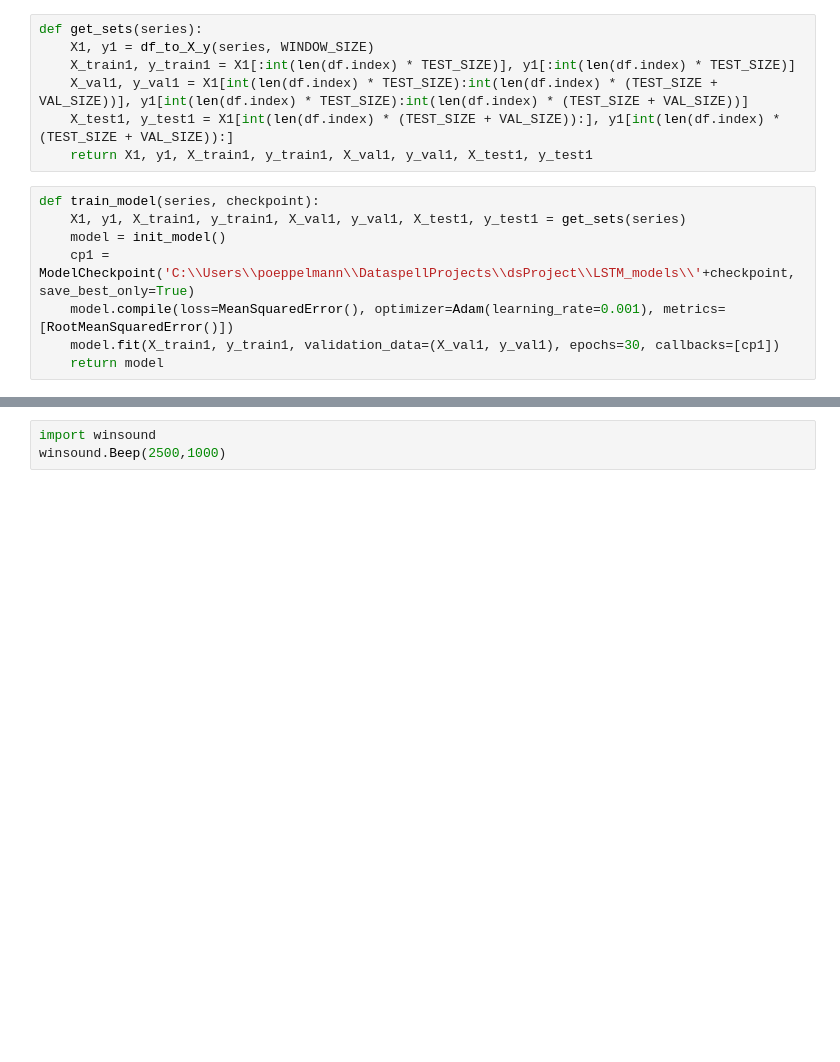
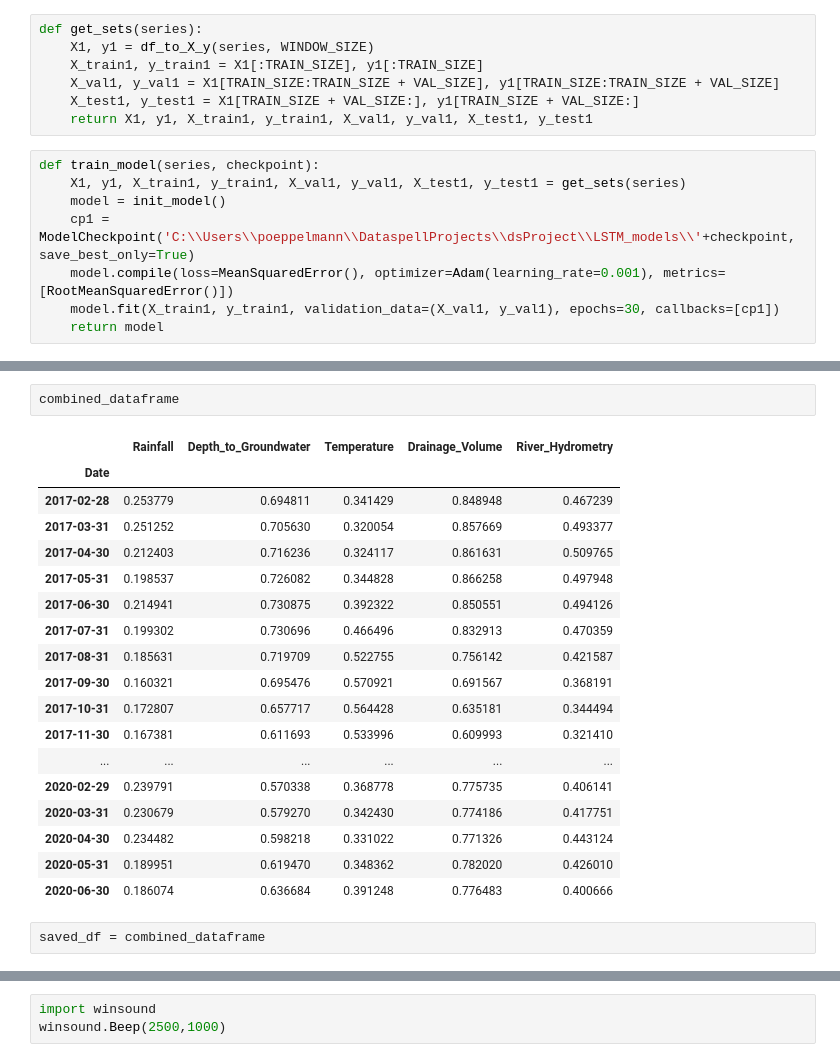
Before and after one commit to KatrinPoepp/bachelor, a Jupyter notebook: LSTM.ipynb, the cells around one changed output, grey strips where cells are left out. Saved outputs shown, nothing was run; the diff lists cells and outputs as text; blank space fills up the shorter version.

```diff
--- a/LSTM.ipynb
+++ b/LSTM.ipynb
@@ -51,9 +63,9 @@ def df_to_X_y(df, window_size=5):
 # %%
 def get_sets(series):
     X1, y1 = df_to_X_y(series, WINDOW_SIZE)
-    X_train1, y_train1 = X1[:int(len(df.index) * TEST_SIZE)], y1[:int(len(df.index) * TEST_SIZE)]
-    X_val1, y_val1 = X1[int(len(df.index) * TEST_SIZE):int(len(df.index) * (TEST_SIZE + VAL_SIZE))], y1[int(len(df.index) * TEST_SIZE):int(len(df.index) * (TEST_SIZE + VAL_SIZE))]
-    X_test1, y_test1 = X1[int(len(df.index) * (TEST_SIZE + VAL_SIZE)):], y1[int(len(df.index) * (TEST_SIZE + VAL_SIZE)):]
+    X_train1, y_train1 = X1[:TRAIN_SIZE], y1[:TRAIN_SIZE]
+    X_val1, y_val1 = X1[TRAIN_SIZE:TRAIN_SIZE + VAL_SIZE], y1[TRAIN_SIZE:TRAIN_SIZE + VAL_SIZE]
+    X_test1, y_test1 = X1[TRAIN_SIZE + VAL_SIZE:], y1[TRAIN_SIZE + VAL_SIZE:]
     return X1, y1, X_train1, y_train1, X_val1, y_val1, X_test1, y_test1
 # %%
 def train_model(series, checkpoint):
@@ -77 +157,24 @@ def model_predict(series, checkpoint, name):
+# %%
+combined_dataframe
+# %% [output]
+|  | Rainfall | Depth_to_Groundwater | Temperature | Drainage_Volume | River_Hydrometry |
+| Date |  |  |  |  |  |
+| 2017-02-28 | 0.253779 | 0.694811 | 0.341429 | 0.848948 | 0.467239 |
+| 2017-03-31 | 0.251252 | 0.705630 | 0.320054 | 0.857669 | 0.493377 |
+| 2017-04-30 | 0.212403 | 0.716236 | 0.324117 | 0.861631 | 0.509765 |
+| 2017-05-31 | 0.198537 | 0.726082 | 0.344828 | 0.866258 | 0.497948 |
+| 2017-06-30 | 0.214941 | 0.730875 | 0.392322 | 0.850551 | 0.494126 |
+| 2017-07-31 | 0.199302 | 0.730696 | 0.466496 | 0.832913 | 0.470359 |
+| 2017-08-31 | 0.185631 | 0.719709 | 0.522755 | 0.756142 | 0.421587 |
+| 2017-09-30 | 0.160321 | 0.695476 | 0.570921 | 0.691567 | 0.368191 |
+| 2017-10-31 | 0.172807 | 0.657717 | 0.564428 | 0.635181 | 0.344494 |
+| 2017-11-30 | 0.167381 | 0.611693 | 0.533996 | 0.609993 | 0.321410 |
+| ... | ... | ... | ... | ... | ... |
+| 2020-02-29 | 0.239791 | 0.570338 | 0.368778 | 0.775735 | 0.406141 |
+| 2020-03-31 | 0.230679 | 0.579270 | 0.342430 | 0.774186 | 0.417751 |
+| 2020-04-30 | 0.234482 | 0.598218 | 0.331022 | 0.771326 | 0.443124 |
+| 2020-05-31 | 0.189951 | 0.619470 | 0.348362 | 0.782020 | 0.426010 |
+| 2020-06-30 | 0.186074 | 0.636684 | 0.391248 | 0.776483 | 0.400666 |
+# %%
+saved_df = combined_dataframe
 # %%
```
Also changed, not shown: parts of 12 cells of this notebook, 48 other files.
